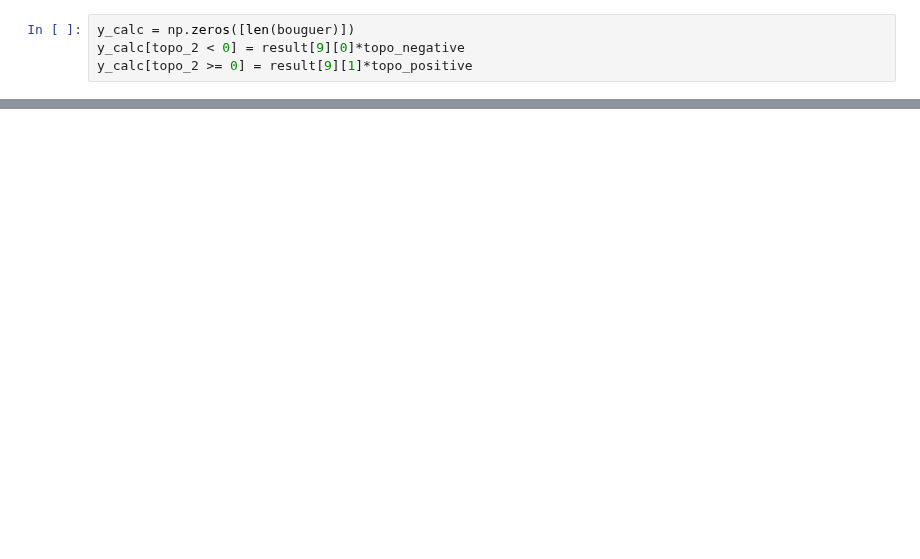
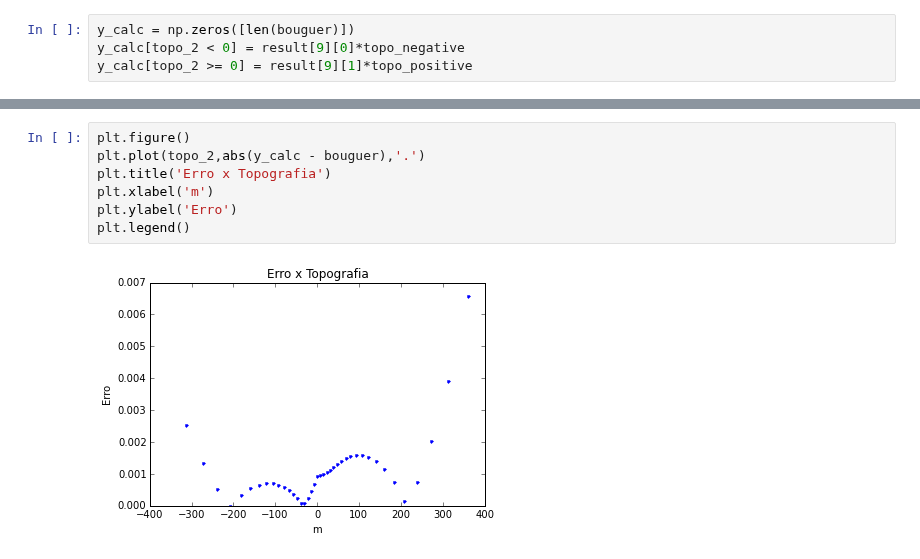
Before and after one commit to victortxa/grav-fitting-study, a Jupyter notebook: calculos_modelo_sintetico.ipynb, the cells around one changed output, grey strips where cells are left out. Saved outputs shown, nothing was run; the diff lists cells and outputs as text; blank space fills up the shorter version.

Commit message:
Calculo considerando a variacao da topografia no centro do grid, ou seja, coordenada y = 0. Feito para testar se haveria influencia das bordas; aparentemente nao e o problema.

```diff
--- a/calculos_modelo_sintetico.ipynb
+++ b/calculos_modelo_sintetico.ipynb
@@ -192,0 +193,9 @@ plt.legend()
+# %%
+plt.figure()
+plt.plot(topo_2,abs(y_calc - bouguer),'.')
+plt.title('Erro x Topografia')
+plt.xlabel('m')
+plt.ylabel('Erro')
+plt.legend()
+# %% [output]
+[figure, added]
```
Also changed, not shown: parts of 4 cells of this notebook.
